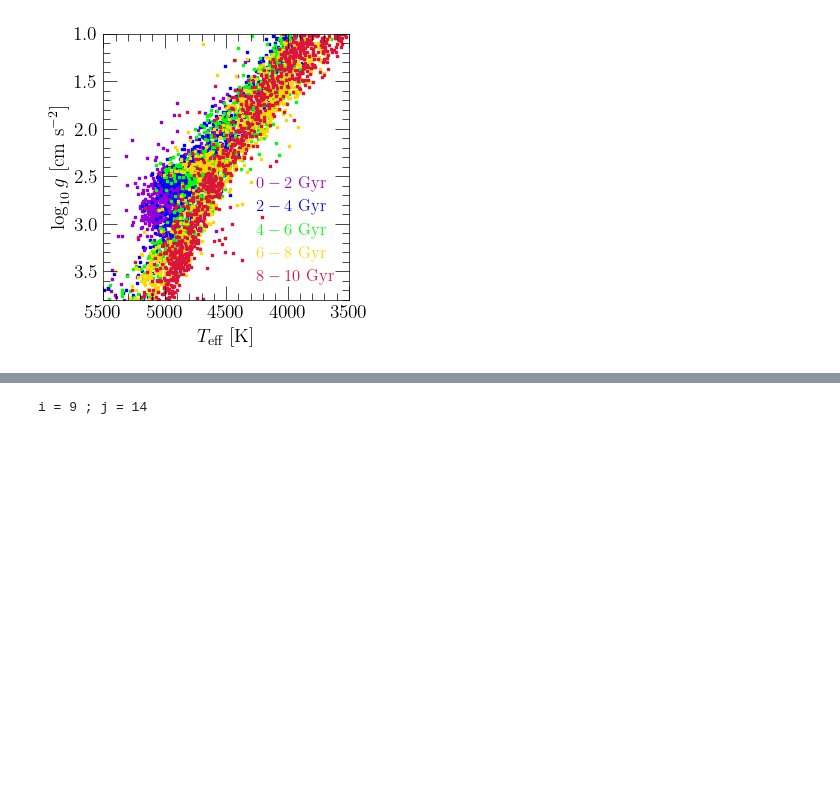
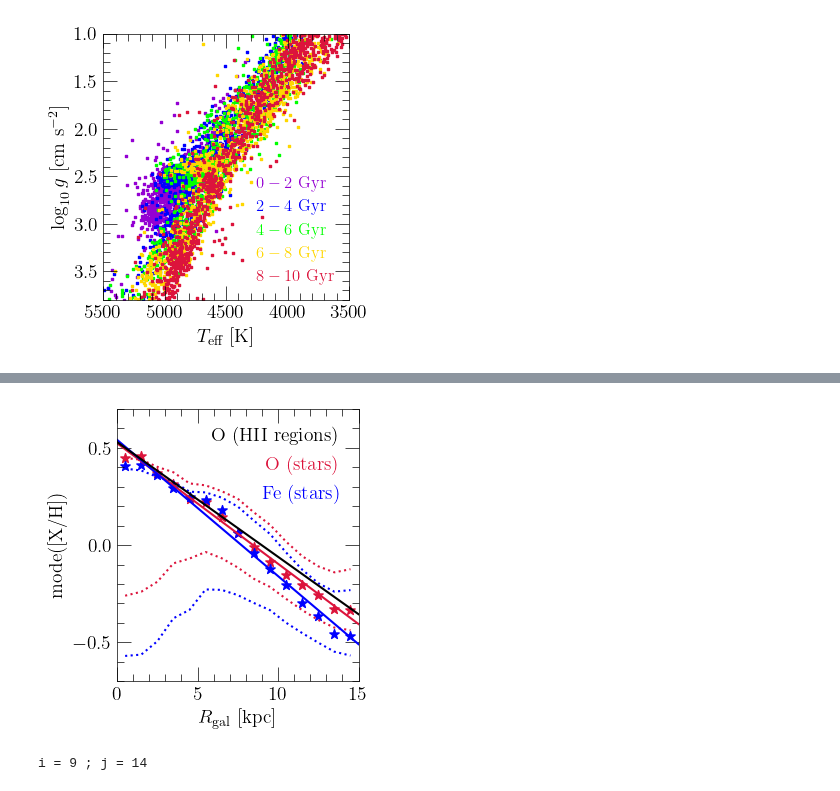
Before and after one commit to giganano/outflows, a Jupyter notebook: notebooks/empirical.ipynb, the cells around one changed output, grey strips where cells are left out. Saved outputs shown, nothing was run; the diff lists cells and outputs as text; code cells hidden in the pictures; blank space fills up the shorter version.

```diff
--- a/notebooks/empirical.ipynb
+++ b/notebooks/empirical.ipynb
@@ -102,0 +161,84 @@ plt.show()
+# %%
+OUTFILE = "./empirical/skewnormfits-binned-by-radius.out"
+RGAL_BINS = list(range(16))
+COLORS = {
+    "o": "crimson",
+    "fe": "blue"
+}
+
+fig = plt.figure(figsize = (3.5, 3.5))
+ax = fig.add_subplot(111)
+ax.set_xlabel(r"$R_\text{gal}$ [kpc]")
+ax.set_ylabel(r"mode([X/H])")
+ax.set_xlim([0, 15])
+ax.set_ylim([-0.7, 0.7])
+ax.set_yticks([-0.5, 0, 0.5])
+
+hii_regions = line(-0.059, np.log10(vice.solar_z.epsilon_to_z_conversion(9.22, 15.999) / vice.solar_z['o']))
+kwargs = {
+    "c": named_colors()["black"],
+    "label": "O (HII regions)",
+    "zorder": 100
+}
+ax.plot(ax.get_xlim(), [hii_regions(x) for x in ax.get_xlim()], **kwargs)
+
+raw = np.genfromtxt(OUTFILE)
+centers = [(a + b) / 2 for a, b in zip(raw[:, 0], raw[:, 1])]
+mode_oh = raw[:, 2]
+mode_oh_err = raw[:, 3]
+oh_16th = raw[:, 4]
+oh_84th = raw[:, 5]
+mode_feh = raw[:, 6]
+mode_feh_err = raw[:, 7]
+feh_16th = raw[:, 8]
+feh_84th = raw[:, 9]
+
+kwargs = {
+    "c": named_colors()[COLORS["o"]],
+    "marker": markers()["star"],
+    "s": 50
+}
+ax.scatter(centers, mode_oh, **kwargs)
+kwargs["c"] = named_colors()[COLORS["fe"]]
+ax.scatter(centers, mode_feh, **kwargs)
+
+kwargs = {
+    "c": named_colors()[COLORS["o"]],
+    "linestyle": ":"
+}
+ax.plot(centers, oh_16th, **kwargs)
+ax.plot(centers, oh_84th, **kwargs)
+kwargs["c"] = named_colors()[COLORS["fe"]]
+ax.plot(centers, feh_16th, **kwargs)
+ax.plot(centers, feh_84th, **kwargs)
+
+oh_line = line.from_scipy_linregress(linregress(centers, mode_oh))
+feh_line = line.from_scipy_linregress(linregress(centers, mode_feh))
+kwargs = {
+    "c": named_colors()[COLORS["o"]],
+    "label": "O (stars)"
+}
+ax.plot(ax.get_xlim(), [oh_line(x) for x in ax.get_xlim()], **kwargs)
+kwargs["c"] = named_colors()[COLORS["fe"]]
+kwargs["label"] = "Fe (stars)"
+ax.plot(ax.get_xlim(), [feh_line(x) for x in ax.get_xlim()], **kwargs)
+print(oh_line)
+print(feh_line)
+
+kwargs = {
+    "loc": mpl_loc("upper right"),
+    "handlelength": 0,
+    "ncol": 1
+}
+leg = ax.legend(**kwargs)
+fancy_legend(leg, ["black"] + [COLORS[key] for key in COLORS.keys()])
+renderer = fig.canvas.get_renderer()
+width = max([t.get_window_extent(renderer).width for t in leg.get_texts()])
+for t in leg.get_texts():
+    t.set_ha("right")
+    shift = width - t.get_window_extent(renderer).width
+    t.set_position((shift, 0))
+
+plt.tight_layout()
+plt.show()
+# %% [output]
@@ -103 +247,2 @@ plt.show()
+[figure, added]
 # %%
```
Also changed, not shown: parts of 9 cells of this notebook, 17 other files.
